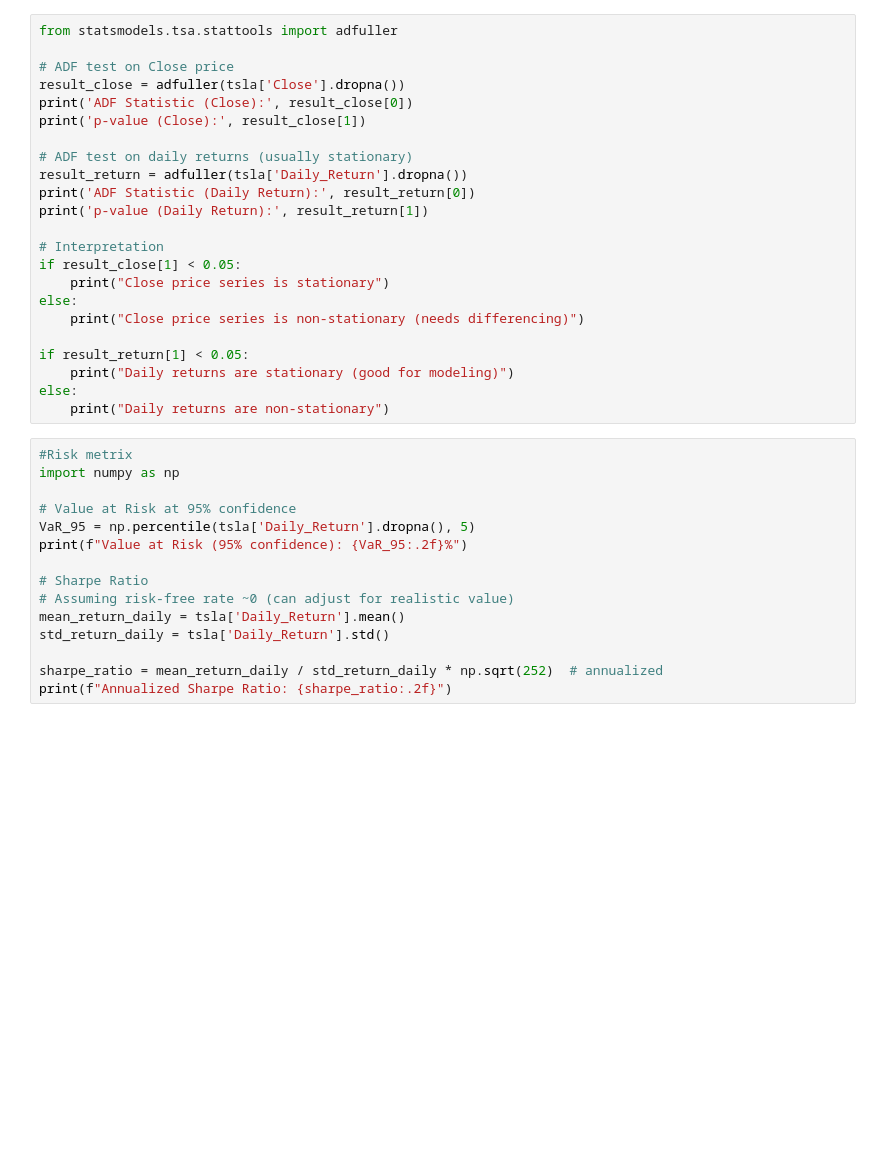
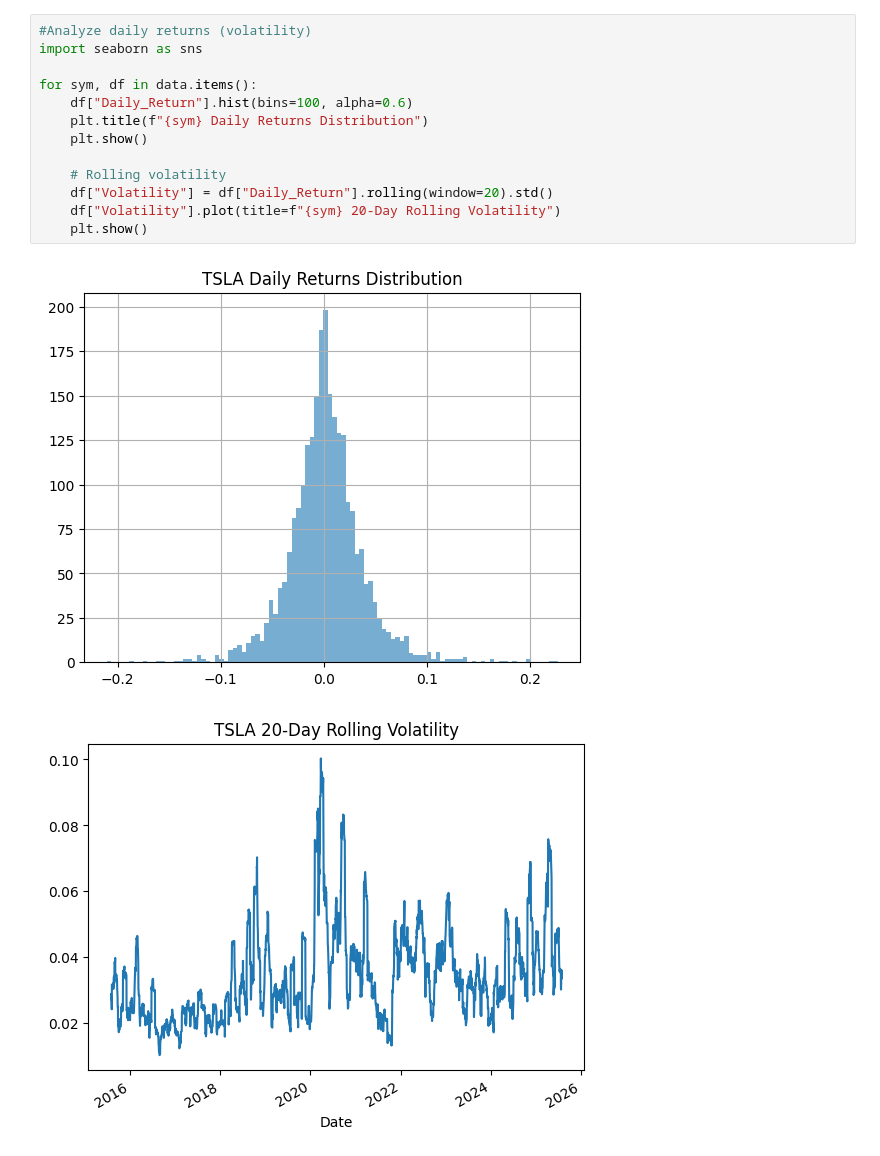
Before and after one commit to tnsay/Time-Series-Forecasting-for-Portfolio-Management-Optimization, a Jupyter notebook: notebooks/1.0-eda.ipynb, the cells around one changed output. Cells and saved outputs as stored; diff of their text form; blank space fills up the shorter version.

```diff
--- a/notebooks/1.0-eda.ipynb
+++ b/notebooks/1.0-eda.ipynb
@@ -170,38 +115,16 @@ print(f"Outlier days (extreme daily returns):\n{outliers[['Close', 'Daily_Return
-# %%
-from statsmodels.tsa.stattools import adfuller
-
-# ADF test on Close price
-result_close = adfuller(tsla['Close'].dropna())
-print('ADF Statistic (Close):', result_close[0])
-print('p-value (Close):', result_close[1])
-
-# ADF test on daily returns (usually stationary)
-result_return = adfuller(tsla['Daily_Return'].dropna())
-print('ADF Statistic (Daily Return):', result_return[0])
-print('p-value (Daily Return):', result_return[1])
-
-# Interpretation
-if result_close[1] < 0.05:
-    print("Close price series is stationary")
-else:
-    print("Close price series is non-stationary (needs differencing)")
-
-if result_return[1] < 0.05:
-    print("Daily returns are stationary (good for modeling)")
-else:
-    print("Daily returns are non-stationary")
-# %%
-#Risk metrix
-import numpy as np
-
-# Value at Risk at 95% confidence
-VaR_95 = np.percentile(tsla['Daily_Return'].dropna(), 5)
-print(f"Value at Risk (95% confidence): {VaR_95:.2f}%")
-
-# Sharpe Ratio
-# Assuming risk-free rate ~0 (can adjust for realistic value)
-mean_return_daily = tsla['Daily_Return'].mean()
-std_return_daily = tsla['Daily_Return'].std()
-
-sharpe_ratio = mean_return_daily / std_return_daily * np.sqrt(252)  # annualized
-print(f"Annualized Sharpe Ratio: {sharpe_ratio:.2f}")
+# %%
+#Analyze daily returns (volatility)
+import seaborn as sns
+
+for sym, df in data.items():
+    df["Daily_Return"].hist(bins=100, alpha=0.6)
+    plt.title(f"{sym} Daily Returns Distribution")
+    plt.show()
+
+    # Rolling volatility
+    df["Volatility"] = df["Daily_Return"].rolling(window=20).std()
+    df["Volatility"].plot(title=f"{sym} 20-Day Rolling Volatility")
+    plt.show()
+# %% [output]
+[figure, added]
+[figure, added]
```
Also changed, not shown: parts of 19 cells of this notebook.
